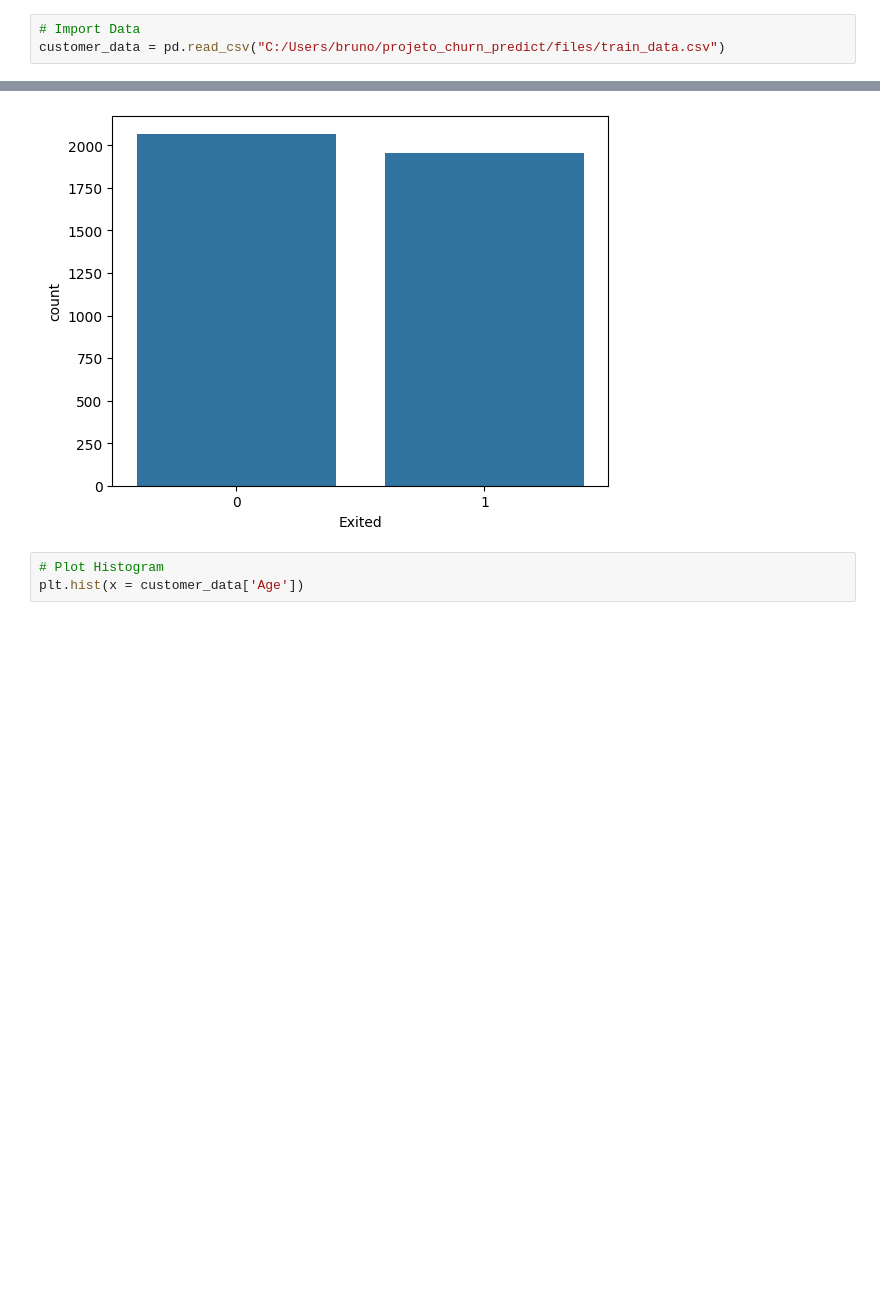
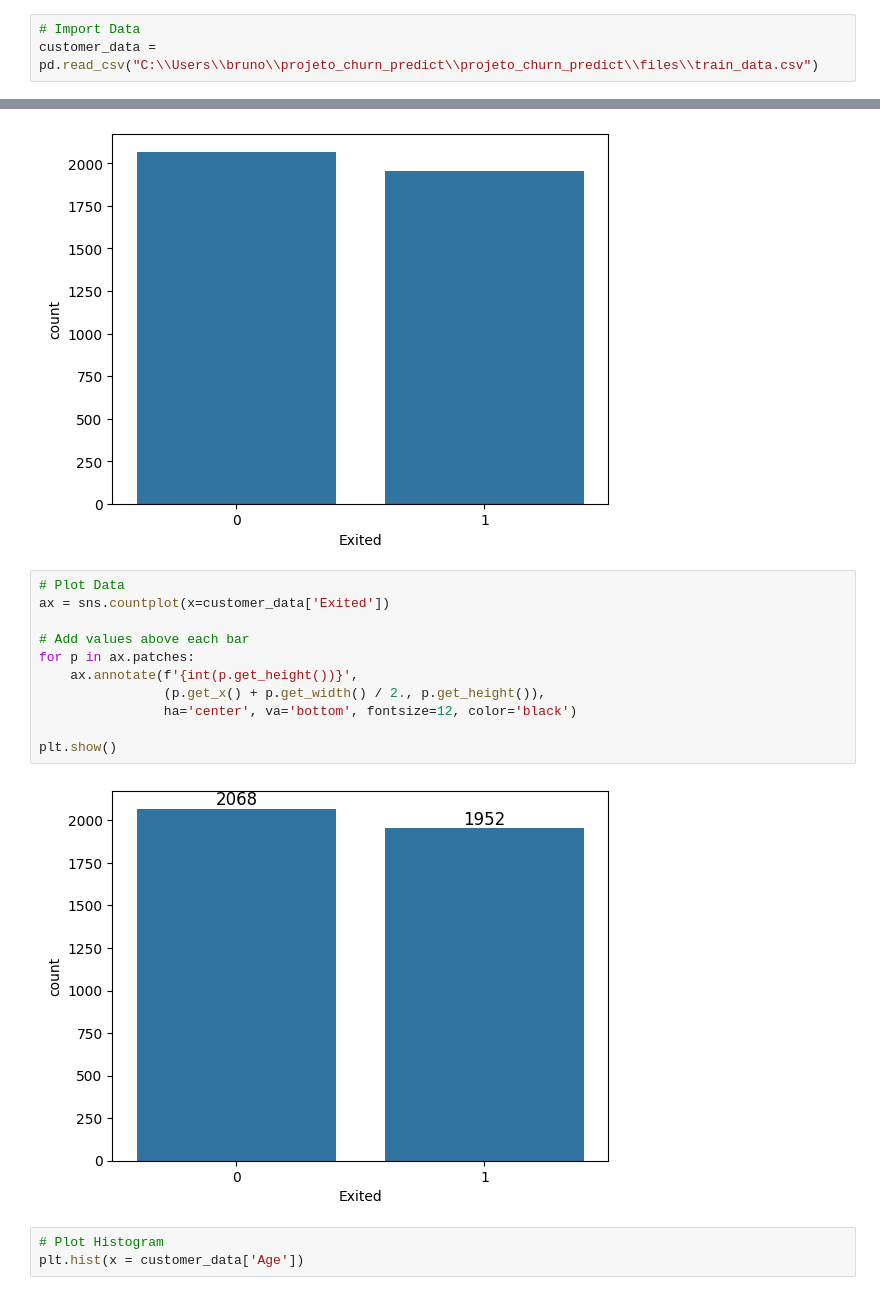
Before and after one commit to BorbaBruno/projeto_churn_predict, a Jupyter notebook: preprocessing_train_data.ipynb, the cells around one changed output, grey strips where cells are left out. Saved outputs shown, nothing was run; the diff lists cells and outputs as text; blank space fills up the shorter version.

```diff
--- a/preprocessing_train_data.ipynb
+++ b/preprocessing_train_data.ipynb
@@ -27,7 +98,7 @@ warnings.filterwarnings('ignore')
 # Import CUSTOMER DATA
 # %%
 # Import Data
-customer_data = pd.read_csv("C:/Users/bruno/projeto_churn_predict/files/train_data.csv")
+customer_data = pd.read_csv("C:\\Users\\bruno\\projeto_churn_predict\\projeto_churn_predict\\files\\train_data.csv")
 # %%
 # Check
 customer_data
@@ -71,6 +142,19 @@ sns.countplot(x = customer_data['Exited'])
 # %% [output]
 <Axes: xlabel='Exited', ylabel='count'>
 [figure]
+# %%
+# Plot Data
+ax = sns.countplot(x=customer_data['Exited'])
+
+# Add values above each bar
+for p in ax.patches:
+    ax.annotate(f'{int(p.get_height())}',
+                (p.get_x() + p.get_width() / 2., p.get_height()),
+                ha='center', va='bottom', fontsize=12, color='black')
+
+plt.show()
+# %% [output]
+[figure, added]
 # %%
 # Plot Histogram
 plt.hist(x = customer_data['Age'])
```
Also changed, not shown: parts of 21 cells of this notebook, 5 other files.
